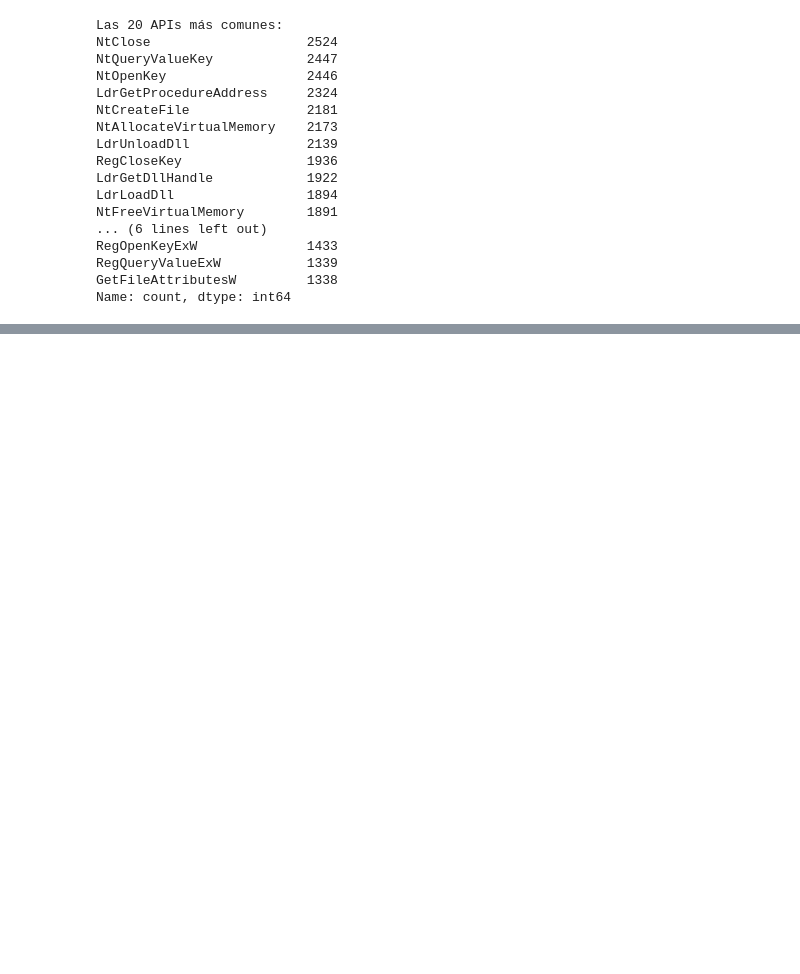
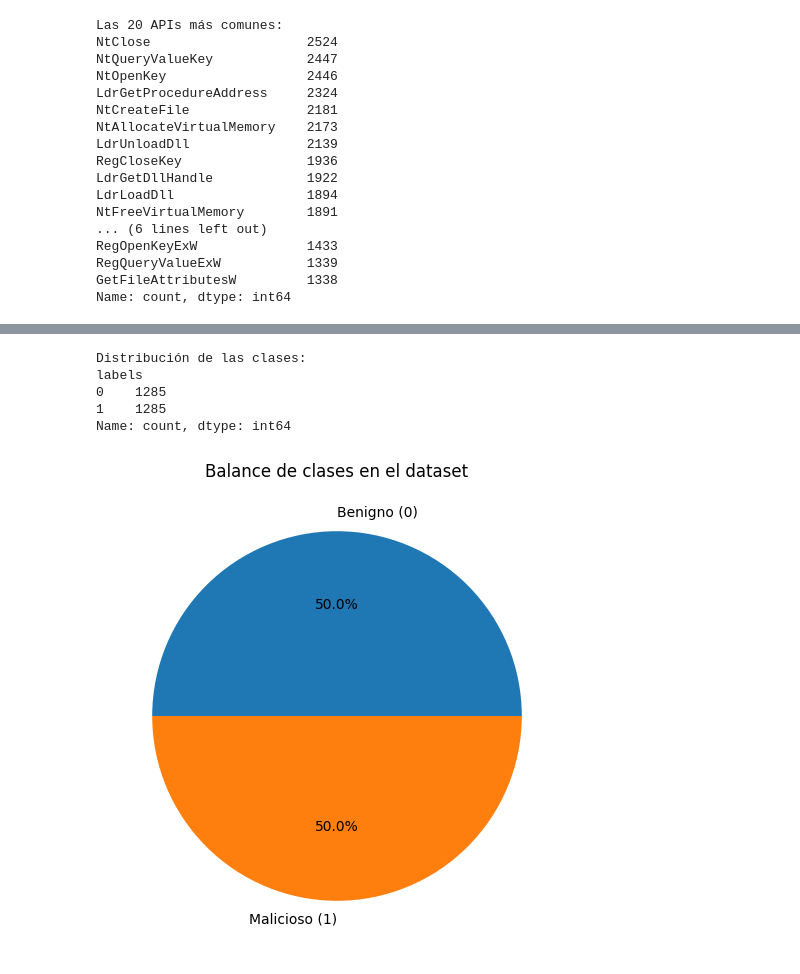
Before and after one commit to adrianrb469/security-ds, a Jupyter notebook: lab3/data-exploration.ipynb, the cells around one changed output, grey strips where cells are left out. Saved outputs shown, nothing was run; the diff lists cells and outputs as text; code cells hidden in the pictures; blank space fills up the shorter version.

```diff
--- a/lab3/data-exploration.ipynb
+++ b/lab3/data-exploration.ipynb
@@ -154,0 +155,18 @@ plt.savefig('./data-exploration/top_apis.png')
+# %%
+# Analizamos el balance del dataset
+label_counts = df['labels'].value_counts()
+print("\nDistribución de las clases:")
+print(label_counts)
+
+
+plt.figure(figsize=(8, 6))
+plt.pie(label_counts, labels=['Benigno (0)', 'Malicioso (1)'], autopct='%1.1f%%')
+plt.title('Balance de clases en el dataset')
+plt.savefig('./data-exploration/class_balance.png')
+# %% [output]
+Distribución de las clases:
+labels
+0    1285
+1    1285
+Name: count, dtype: int64
+[figure, added]
```
Also changed, not shown: parts of 2 cells of this notebook, 9 other files.
